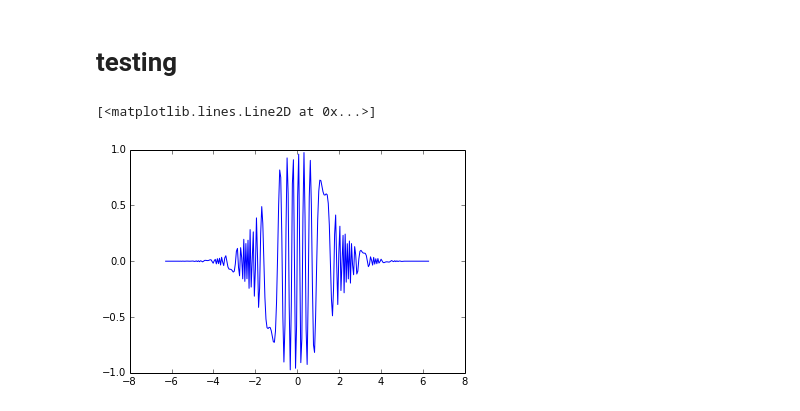
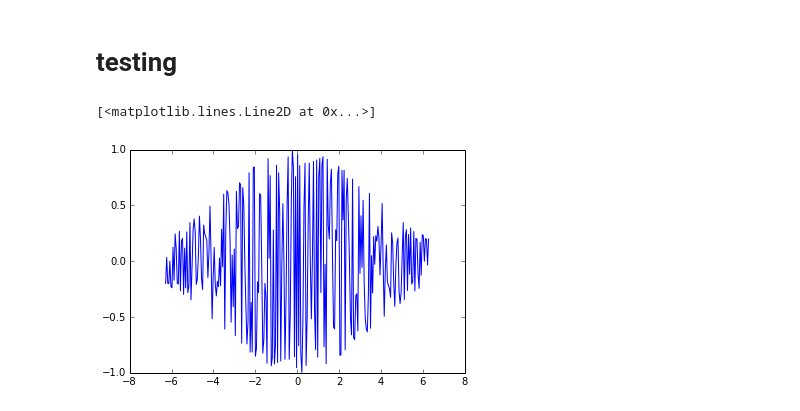
Before and after one commit to rahulporuri/fun_with_physics_models, a Jupyter notebook: chirped_pulses.ipynb, the cells around one changed output. Saved outputs shown, nothing was run; the diff lists cells and outputs as text; code cells hidden in the pictures.

```diff
--- a/chirped_pulses.ipynb
+++ b/chirped_pulses.ipynb
@@ -62,7 +62,7 @@ testing
 ===
 # %%
 t = np.linspace(-2*np.pi,2*np.pi,250)
-plt.plot(t,np.exp(-t**2/4)*np.sin(t*100+10*t**3))
+plt.plot(t,np.exp(-t**2/25)*np.sin(t*50+500*t**3))
 # %% [output]
 [<matplotlib.lines.Line2D at 0x...>]
-[figure, old version]
+[figure, new version]
```
Also changed, not shown: 1 other file.
